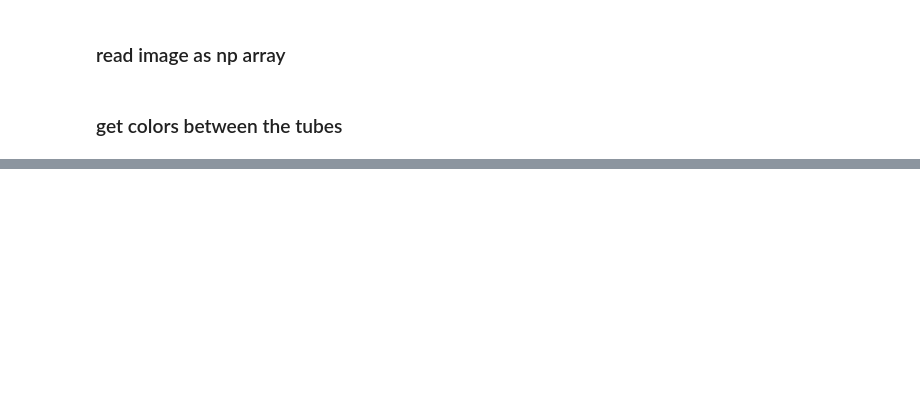
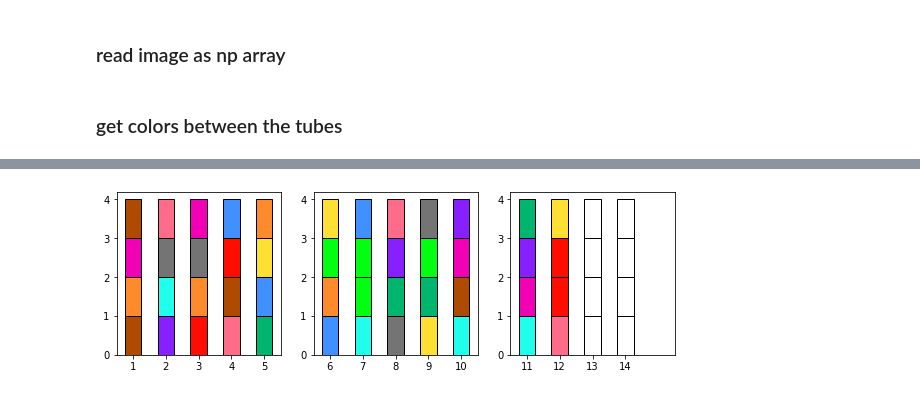
Before and after one commit to Jwalin1/Python-programs, a Jupyter notebook: Games/Color-Sort/notebooks/ColorSort_img.ipynb, the cells around one changed output, grey strips where cells are left out. Cells and saved outputs as stored; diff of their text form; code cells hidden in the pictures; blank space fills up the shorter version.

```diff
--- a/Games/Color-Sort/notebooks/ColorSort_img.ipynb
+++ b/Games/Color-Sort/notebooks/ColorSort_img.ipynb
@@ -99,0 +139,6 @@ def process_img(img_name):
+# %%
+from colorsort_game import plot_tubes
+
+plot_tubes(tubes)
+# %% [output]
+[figure, added]
```
Also changed, not shown: parts of 10 cells of this notebook, 2 other files.
